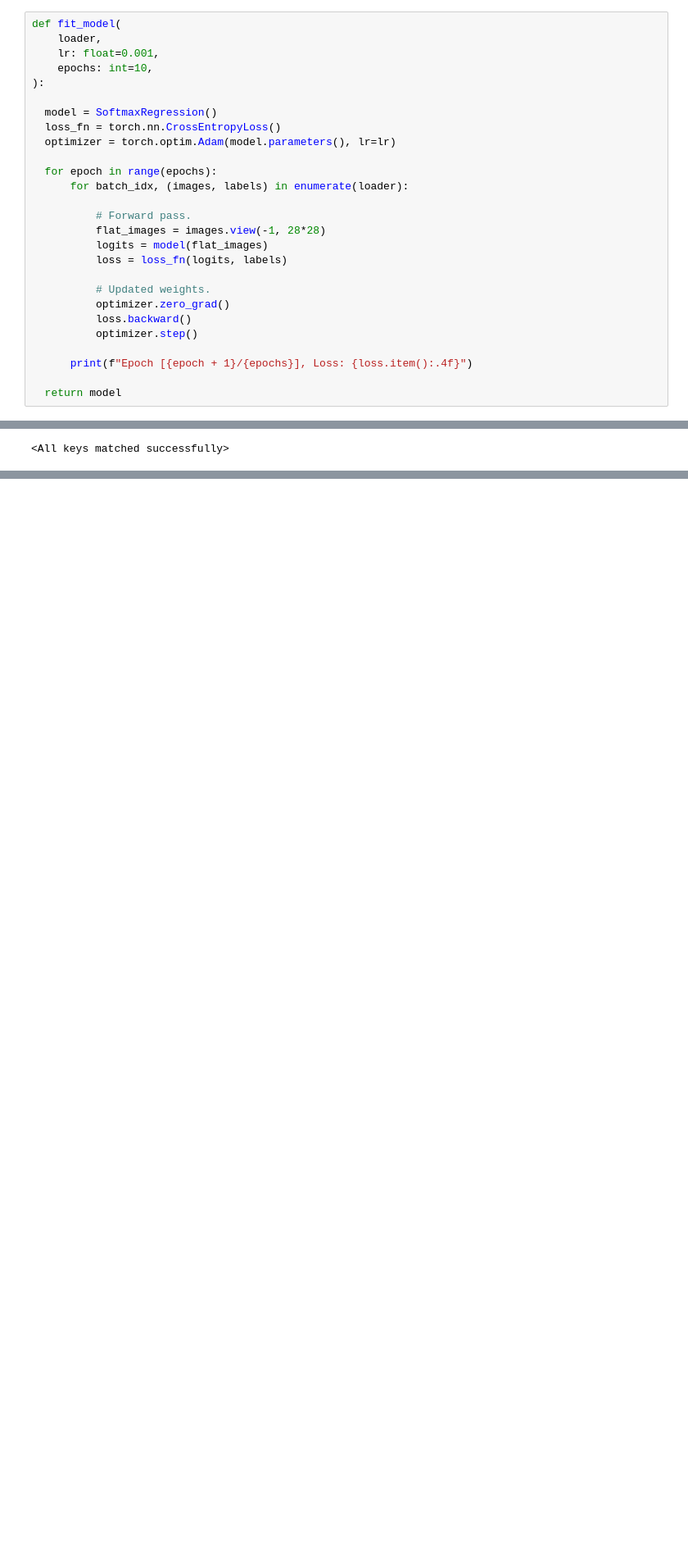
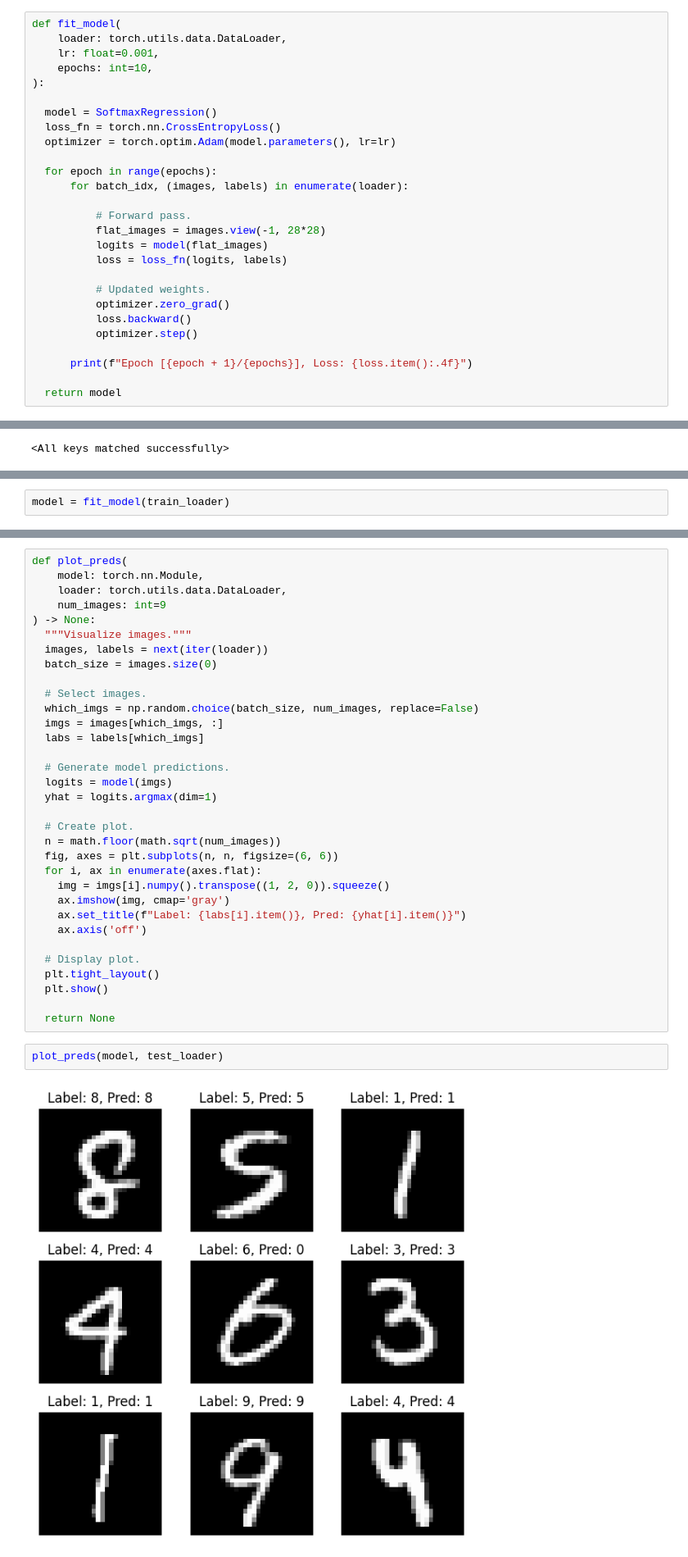
Before and after one commit to zrmacc/PyTorch, a Jupyter notebook: Notebooks/mnist_example.ipynb, the cells around one changed output, grey strips where cells are left out. Shown at 82% size. Cells and saved outputs as stored; diff of their text form; blank space fills up the shorter version.

```diff
--- a/Notebooks/mnist_example.ipynb
+++ b/Notebooks/mnist_example.ipynb
@@ -95,7 +100,7 @@ class SoftmaxRegression(torch.nn.Module):
   5. Update weights
 # %%
 def fit_model(
-    loader,
+    loader: torch.utils.data.DataLoader,
     lr: float=0.001,
     epochs: int=10,
 ):
@@ -231,0 +288,2 @@ new_model.load_state_dict(torch.load(fout))
+# %%
+model = fit_model(train_loader)
@@ -231,0 +375,37 @@ new_model.load_state_dict(torch.load(fout))
+# %%
+def plot_preds(
+    model: torch.nn.Module,
+    loader: torch.utils.data.DataLoader,
+    num_images: int=9
+) -> None:
+  """Visualize images."""
+  images, labels = next(iter(loader))
+  batch_size = images.size(0)
+
+  # Select images.
+  which_imgs = np.random.choice(batch_size, num_images, replace=False)
+  imgs = images[which_imgs, :]
+  labs = labels[which_imgs]
+
+  # Generate model predictions.
+  logits = model(imgs)
+  yhat = logits.argmax(dim=1)
+
+  # Create plot.
+  n = math.floor(math.sqrt(num_images))
+  fig, axes = plt.subplots(n, n, figsize=(6, 6))
+  for i, ax in enumerate(axes.flat):
+    img = imgs[i].numpy().transpose((1, 2, 0)).squeeze()
+    ax.imshow(img, cmap='gray')
+    ax.set_title(f"Label: {labs[i].item()}, Pred: {yhat[i].item()}")
+    ax.axis('off')
+
+  # Display plot.
+  plt.tight_layout()
+  plt.show()
+
+  return None
+# %%
+plot_preds(model, test_loader)
+# %% [output]
+[figure, added]
```
Also changed, not shown: parts of 16 cells of this notebook.
